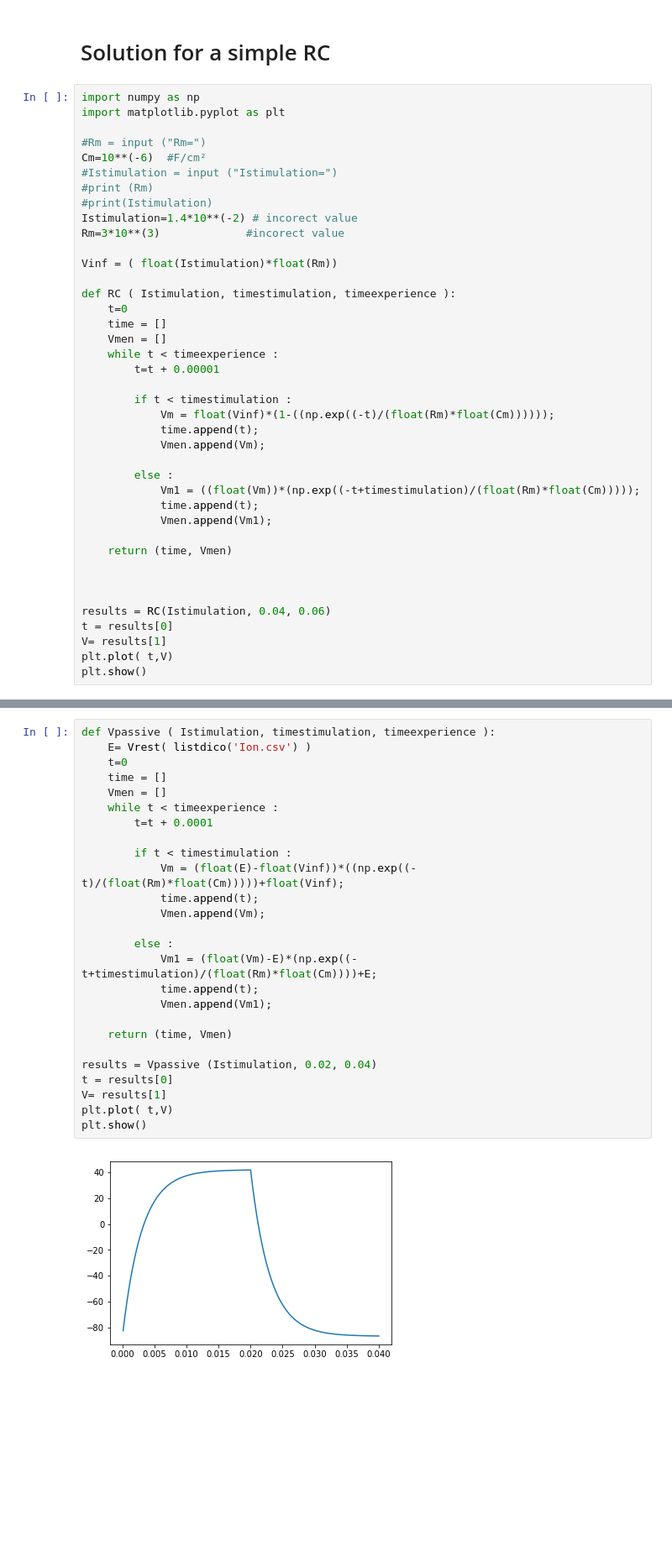
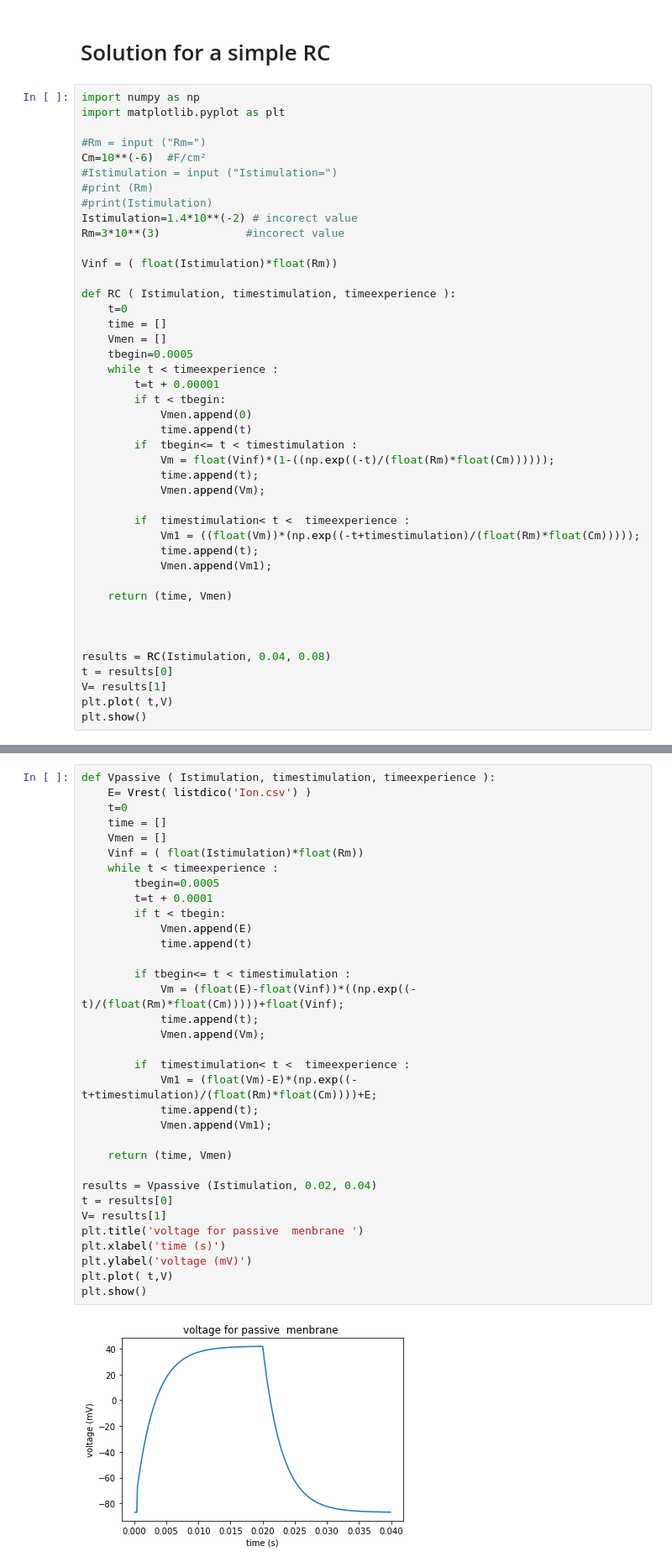
Before and after one commit to damienRONCIN/Electrophysiology, a Jupyter notebook: Electrophysiologie.py.ipynb, the cells around one changed output, grey strips where cells are left out. Shown at 84% size. Cells and saved outputs as stored; diff of their text form; blank space fills up the shorter version.

```diff
--- a/Electrophysiologie.py.ipynb
+++ b/Electrophysiologie.py.ipynb
@@ -79,15 +79,18 @@ def RC ( Istimulation, timestimulation, timeexperience ):
     t=0
     time = []
     Vmen = []
+    tbegin=0.0005
     while t < timeexperience :
         t=t + 0.00001
-
-        if t < timestimulation :
+        if t < tbegin:
+            Vmen.append(0)
+            time.append(t)
+        if  tbegin<= t < timestimulation :
             Vm = float(Vinf)*(1-((np.exp((-t)/(float(Rm)*float(Cm))))));
             time.append(t);
             Vmen.append(Vm);
 
-        else :
+        if  timestimulation< t <  timeexperience :
             Vm1 = ((float(Vm))*(np.exp((-t+timestimulation)/(float(Rm)*float(Cm)))));
             time.append(t);
             Vmen.append(Vm1);
@@ -96,7 +99,7 @@ def RC ( Istimulation, timestimulation, timeexperience ):
 
 
 
-results = RC(Istimulation, 0.04, 0.06)
+results = RC(Istimulation, 0.04, 0.08)
 t = results[0]
 V= results[1]
 plt.plot( t,V)
@@ -118,31 +121,39 @@ $$
 # %%
 def Vpassive ( Istimulation, timestimulation, timeexperience ):
     E= Vrest( listdico('Ion.csv') )
     t=0
     time = []
     Vmen = []
+    Vinf = ( float(Istimulation)*float(Rm))
     while t < timeexperience :
+        tbegin=0.0005
         t=t + 0.0001
+        if t < tbegin:
+            Vmen.append(E)
+            time.append(t)
 
-        if t < timestimulation :
+        if tbegin<= t < timestimulation :
             Vm = (float(E)-float(Vinf))*((np.exp((-t)/(float(Rm)*float(Cm)))))+float(Vinf);
             time.append(t);
             Vmen.append(Vm);
 
-        else :
+        if  timestimulation< t <  timeexperience :
             Vm1 = (float(Vm)-E)*(np.exp((-t+timestimulation)/(float(Rm)*float(Cm))))+E;
             time.append(t);
             Vmen.append(Vm1);
 
     return (time, Vmen)
 
 results = Vpassive (Istimulation, 0.02, 0.04)
 t = results[0]
 V= results[1]
+plt.title('voltage for passive  menbrane ')
+plt.xlabel('time (s)')
+plt.ylabel('voltage (mV)')
 plt.plot( t,V)
 plt.show()
 # %% [output]
-[figure, old version]
+[figure, new version]
 # %% [markdown]
 # Passive menbrane potentiel for eatch Ion
 
```
Also changed, not shown: parts of 10 cells of this notebook.
